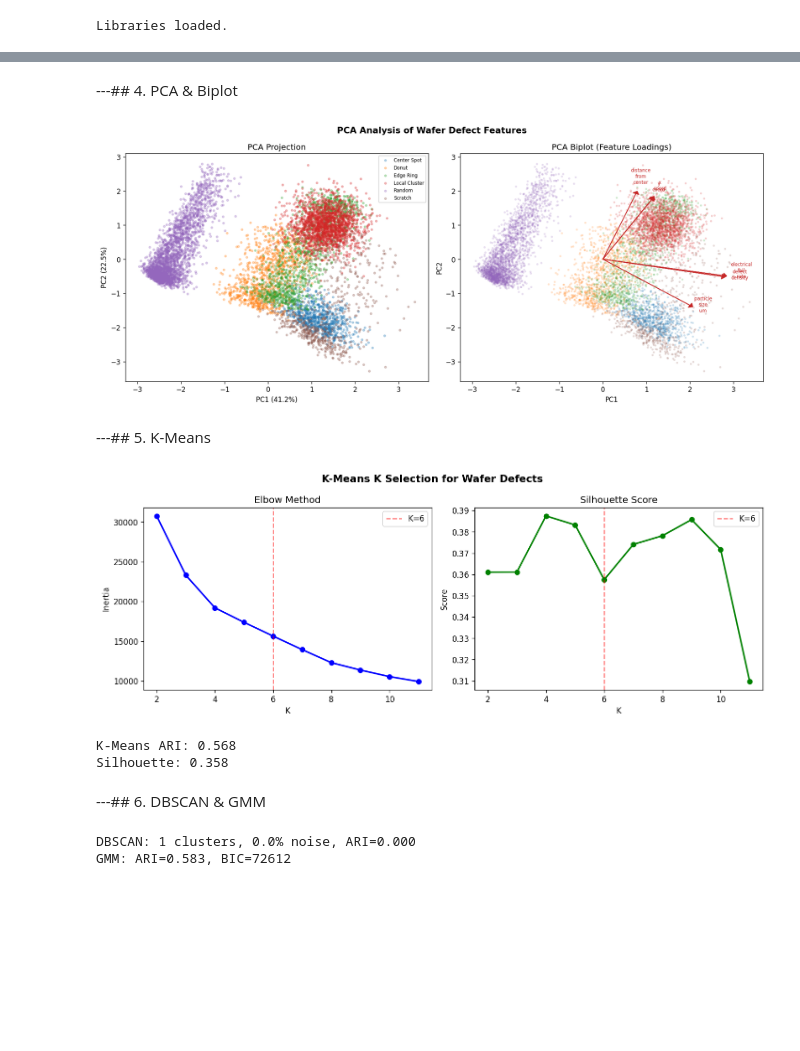
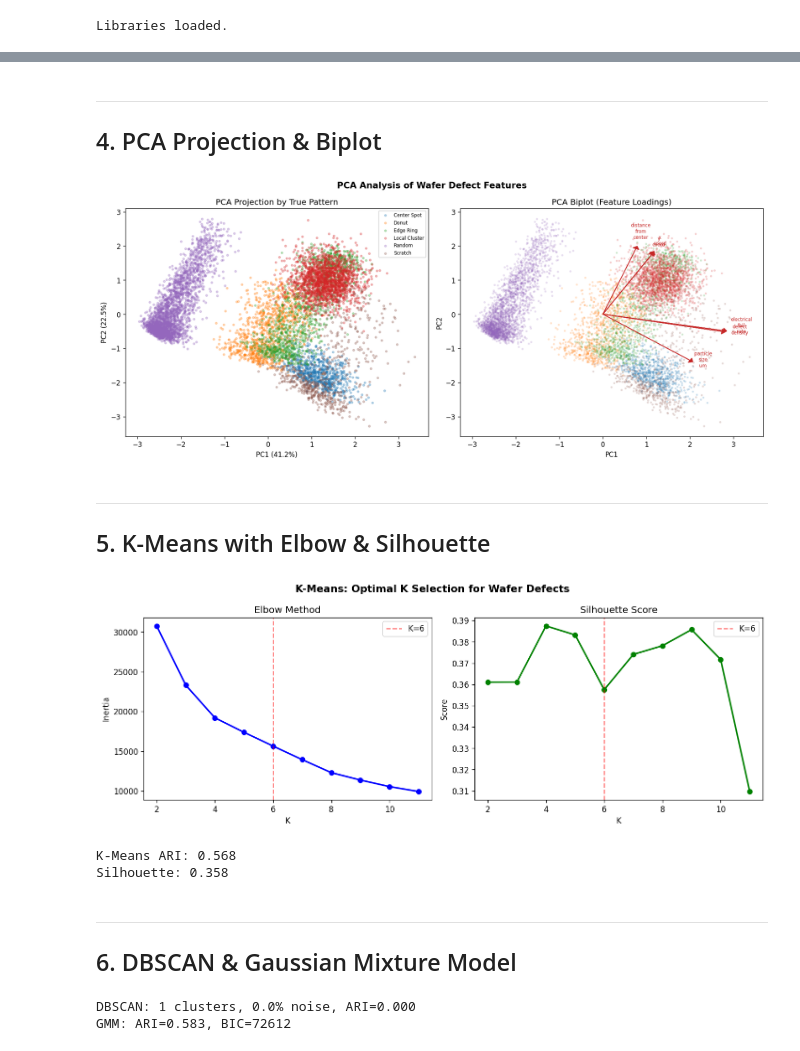
Before and after one commit to AIML-Engineering-Lab/006_unsupervised_discovery, a Jupyter notebook: notebooks/02_unsupervised_wafer_defects.ipynb, the cells around one changed output, grey strips where cells are left out. Drawn from its saved outputs; the diff is of its cells as text; code cells hidden in the pictures; blank space fills up the shorter version.

```diff
--- a/notebooks/02_unsupervised_wafer_defects.ipynb
+++ b/notebooks/02_unsupervised_wafer_defects.ipynb
@@ -11,10 +17,16 @@ from sklearn.preprocessing import StandardScaler
 from sklearn.cluster import KMeans, DBSCAN
 from sklearn.mixture import GaussianMixture
 from sklearn.decomposition import PCA
-from sklearn.metrics import silhouette_score, adjusted_rand_score, davies_bouldin_score
+from sklearn.metrics import (
+    silhouette_score, adjusted_rand_score,
+    davies_bouldin_score
+)
 from sklearn.neighbors import NearestNeighbors
 
-COLORS = {'primary': '#0D47A1', 'secondary': '#FF6F00', 'accent': '#2E7D32', 'highlight': '#C62828'}
+COLORS = {
+    'primary': '#0D47A1', 'secondary': '#FF6F00', 'accent': '#2E7D32',
+    'highlight': '#C62828', 'neutral': '#37474F'
+}
 plt.rcParams.update({'figure.dpi': 120, 'font.size': 10, 'axes.titlesize': 12})
 print('Libraries loaded.')
 # %% [output]
@@ -63,11 +80,13 @@ fig, axes = plt.subplots(2, 3, figsize=(14, 8))
 for i, col in enumerate(feature_names):
     ax = axes[i // 3, i % 3]
     for pat in sorted(y_true.unique()):
-        ax.hist(df[y_true == pat][col], bins=30, alpha=0.4, label=pat, density=True)
+        subset = df[y_true == pat][col]
+        ax.hist(subset, bins=30, alpha=0.4, label=pat, density=True)
     ax.set_title(col.replace('_', ' ').title(), fontsize=10)
     if i == 0:
         ax.legend(fontsize=5)
-plt.suptitle('Feature Distributions by Defect Pattern', fontsize=13, fontweight='bold')
+plt.suptitle('Feature Distributions by Defect Pattern (Ground Truth)',
+             fontsize=13, fontweight='bold')
 plt.tight_layout()
 plt.savefig('../assets/eda_wafer_defects.png', dpi=150, bbox_inches='tight')
 plt.show()
@@ -76,37 +95,45 @@ plt.show()
 # %% [markdown]
----## 4. PCA & Biplot
+---
+## 4. PCA Projection & Biplot
 # %%
 pca = PCA(n_components=2)
 X_pca = pca.fit_transform(X_scaled)
 
 fig, axes = plt.subplots(1, 2, figsize=(14, 6))
+
+# PCA scatter
 for pat in sorted(y_true.unique()):
     mask = y_true == pat
     axes[0].scatter(X_pca[mask, 0], X_pca[mask, 1], alpha=0.3, s=8, label=pat)
 axes[0].set_xlabel(f'PC1 ({pca.explained_variance_ratio_[0]:.1%})')
 axes[0].set_ylabel(f'PC2 ({pca.explained_variance_ratio_[1]:.1%})')
-axes[0].set_title('PCA Projection'); axes[0].legend(fontsize=7)
+axes[0].set_title('PCA Projection by True Pattern')
+axes[0].legend(fontsize=7)
 
+# Biplot — show feature loading vectors
 for pat in sorted(y_true.unique()):
     mask = y_true == pat
     axes[1].scatter(X_pca[mask, 0], X_pca[mask, 1], alpha=0.15, s=5)
 loadings = pca.components_.T * np.sqrt(pca.explained_variance_)
 scale = 3
 for j, fname in enumerate(feature_names):
     axes[1].arrow(0, 0, loadings[j, 0]*scale, loadings[j, 1]*scale,
                   head_width=0.15, head_length=0.08, fc=COLORS['highlight'], ec=COLORS['highlight'])
     axes[1].text(loadings[j, 0]*scale*1.15, loadings[j, 1]*scale*1.15,
                  fname.replace('_', '\n'), fontsize=7, ha='center', color=COLORS['highlight'])
-axes[1].set_xlabel('PC1'); axes[1].set_ylabel('PC2')
+axes[1].set_xlabel('PC1')
+axes[1].set_ylabel('PC2')
 axes[1].set_title('PCA Biplot (Feature Loadings)')
+
 plt.suptitle('PCA Analysis of Wafer Defect Features', fontsize=13, fontweight='bold')
 plt.tight_layout()
 plt.savefig('../assets/pca_wafer.png', dpi=150, bbox_inches='tight')
 plt.show()
 # %% [output]
-[figure, old version]
+[figure, new version]
 # %% [markdown]
----## 5. K-Means
+---
+## 5. K-Means with Elbow & Silhouette
 # %%
 K_range = range(2, 12)
 inertias, silhouettes = [], []
@@ -119,21 +146,28 @@ for k in K_range:
 fig, axes = plt.subplots(1, 2, figsize=(12, 4.5))
 axes[0].plot(K_range, inertias, 'bo-', linewidth=2)
 axes[0].axvline(6, color='red', linestyle='--', alpha=0.5, label='K=6')
-axes[0].set_title('Elbow Method'); axes[0].set_xlabel('K'); axes[0].set_ylabel('Inertia'); axes[0].legend()
+axes[0].set_title('Elbow Method')
+axes[0].set_xlabel('K'); axes[0].set_ylabel('Inertia'); axes[0].legend()
+
 axes[1].plot(K_range, silhouettes, 'go-', linewidth=2)
 axes[1].axvline(6, color='red', linestyle='--', alpha=0.5, label='K=6')
-axes[1].set_title('Silhouette Score'); axes[1].set_xlabel('K'); axes[1].set_ylabel('Score'); axes[1].legend()
-plt.suptitle('K-Means K Selection for Wafer Defects', fontsize=13, fontweight='bold')
-plt.tight_layout(); plt.show()
+axes[1].set_title('Silhouette Score')
+axes[1].set_xlabel('K'); axes[1].set_ylabel('Score'); axes[1].legend()
 
+plt.suptitle('K-Means: Optimal K Selection for Wafer Defects', fontsize=13, fontweight='bold')
+plt.tight_layout()
+plt.show()
+
+# Final K-Means
 km_final = KMeans(n_clusters=6, init='k-means++', n_init=10, random_state=42)
 km_labels = km_final.fit_predict(X_scaled)
 print(f'K-Means ARI: {adjusted_rand_score(y_true, km_labels):.3f}')
 print(f'Silhouette: {silhouette_score(X_scaled, km_labels):.3f}')
 # %% [output]
-[figure, old version]
+[figure, new version]
 K-Means ARI: 0.568
 Silhouette: 0.358
 # %% [markdown]
----## 6. DBSCAN & GMM
+---
+## 6. DBSCAN & Gaussian Mixture Model
 # %%
```
Also changed, not shown: parts of 10 cells of this notebook, 14 other files.
